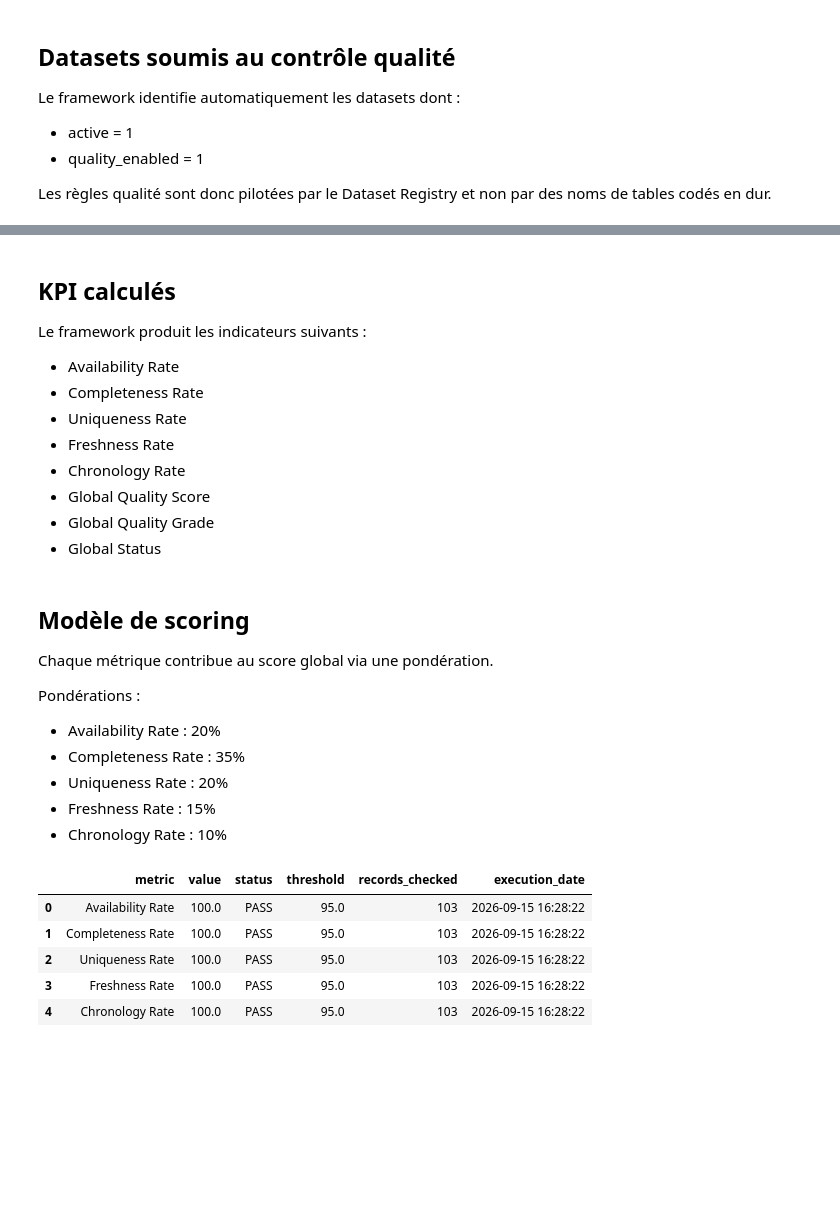
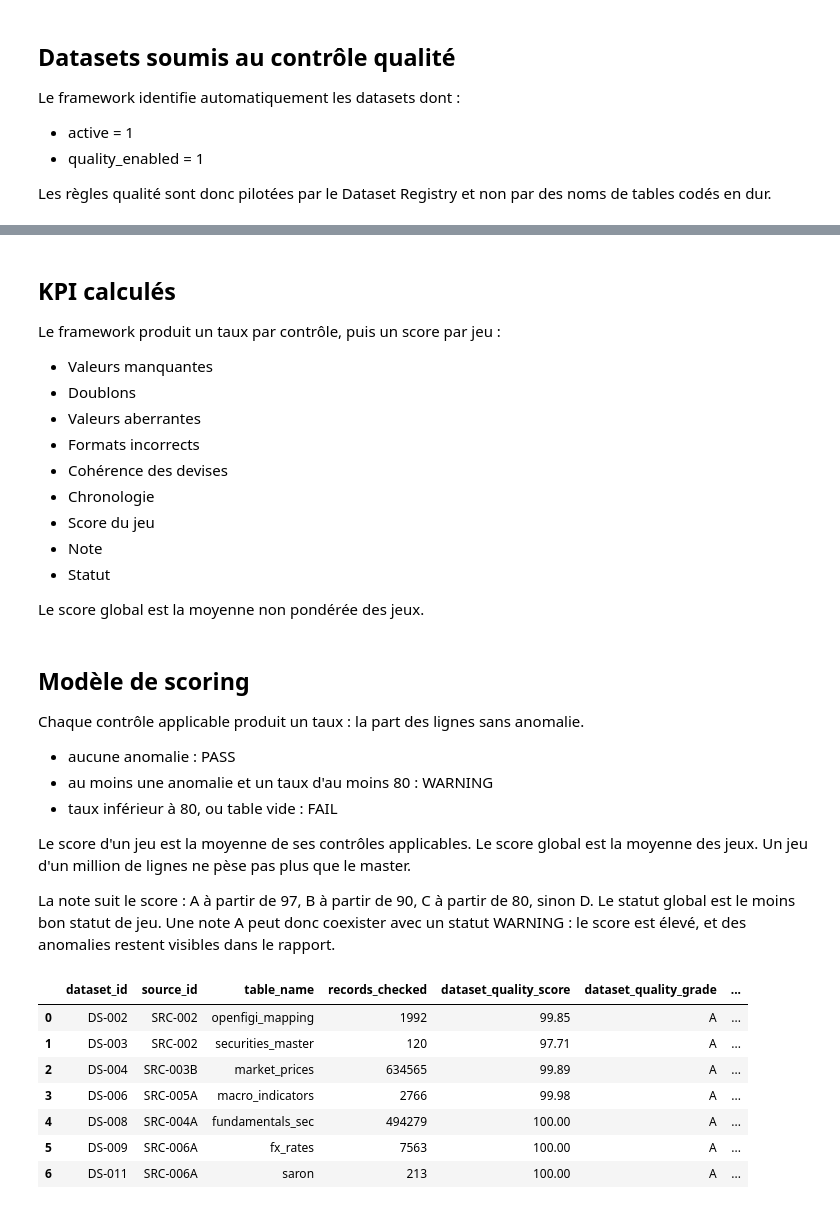
Before and after one commit to mamefatylo/investment-analytics-platform, a Jupyter notebook: documentation/04_data_quality.ipynb, the cells around one changed output, grey strips where cells are left out. Cells and saved outputs as stored; diff of their text form; code cells hidden in the pictures; blank space fills up the shorter version.

```diff
--- a/documentation/04_data_quality.ipynb
+++ b/documentation/04_data_quality.ipynb
@@ -139,58 +153,46 @@ controls
 # %% [markdown]
 ## KPI calculés
 
-Le framework produit les indicateurs suivants :
+Le framework produit un taux par contrôle, puis un score par jeu :
 
-- Availability Rate
-- Completeness Rate
-- Uniqueness Rate
-- Freshness Rate
-- Chronology Rate
-- Global Quality Score
-- Global Quality Grade
-- Global Status
+- Valeurs manquantes
+- Doublons
+- Valeurs aberrantes
+- Formats incorrects
+- Cohérence des devises
+- Chronologie
+- Score du jeu
+- Note
+- Statut
+
+Le score global est la moyenne non pondérée des jeux.
 # %% [markdown]
 ## Modèle de scoring
 
-Chaque métrique contribue au score global via une pondération.
+Chaque contrôle applicable produit un taux : la part des lignes sans anomalie.
 
-Pondérations :
+- aucune anomalie : PASS
+- au moins une anomalie et un taux d'au moins 80 : WARNING
+- taux inférieur à 80, ou table vide : FAIL
 
-- Availability Rate : 20%
-- Completeness Rate : 35%
-- Uniqueness Rate : 20%
-- Freshness Rate : 15%
-- Chronology Rate : 10%
+Le score d'un jeu est la moyenne de ses contrôles applicables. Le score global est la moyenne des jeux. Un jeu d'un million de lignes ne pèse pas plus que le master.
+
+La note suit le score : A à partir de 97, B à partir de 90, C à partir de 80, sinon D. Le statut global est le moins bon statut de jeu. Une note A peut donc coexister avec un statut WARNING : le score est élevé, et des anomalies restent visibles dans le rapport.
 # %%
-connection = sqlite3.connect(
-    DATABASE_FILE
+quality_results = calculate_quality_metrics(
+    controls
 )
 
-dataframe = pd.read_sql(
-    """
-    SELECT *
-    FROM securities_master
-    """,
-    connection,
-)
-
-connection.close()
-
-quality_results = (
-    calculate_quality_metrics(
-        dataframe=dataframe,
-        chronology_enabled=False,
-    )
-)
-
-quality_results["metrics"]
+quality_results["dataset_metrics"]
 # %% [output]
-|  | metric | value | status | threshold | records_checked | execution_date |
-| 0 | Availability Rate | 100.0 | PASS | 95.0 | 103 | 2026-09-15 16:28:22 |
-| 1 | Completeness Rate | 100.0 | PASS | 95.0 | 103 | 2026-09-15 16:28:22 |
-| 2 | Uniqueness Rate | 100.0 | PASS | 95.0 | 103 | 2026-09-15 16:28:22 |
-| 3 | Freshness Rate | 100.0 | PASS | 95.0 | 103 | 2026-09-15 16:28:22 |
-| 4 | Chronology Rate | 100.0 | PASS | 95.0 | 103 | 2026-09-15 16:28:22 |
+|  | dataset_id | source_id | table_name | records_checked | dataset_quality_score | dataset_quality_grade | ... |
+| 0 | DS-002 | SRC-002 | openfigi_mapping | 1992 | 99.85 | A | ... |
+| 1 | DS-003 | SRC-002 | securities_master | 120 | 97.71 | A | ... |
+| 2 | DS-004 | SRC-003B | market_prices | 634565 | 99.89 | A | ... |
+| 3 | DS-006 | SRC-005A | macro_indicators | 2766 | 99.98 | A | ... |
+| 4 | DS-008 | SRC-004A | fundamentals_sec | 494279 | 100.00 | A | ... |
+| 5 | DS-009 | SRC-006A | fx_rates | 7563 | 100.00 | A | ... |
+| 6 | DS-011 | SRC-006A | saron | 213 | 100.00 | A | ... |
 # %%
 print(
     "Score:",
```
Also changed, not shown: parts of 11 cells of this notebook, 46 other files.
